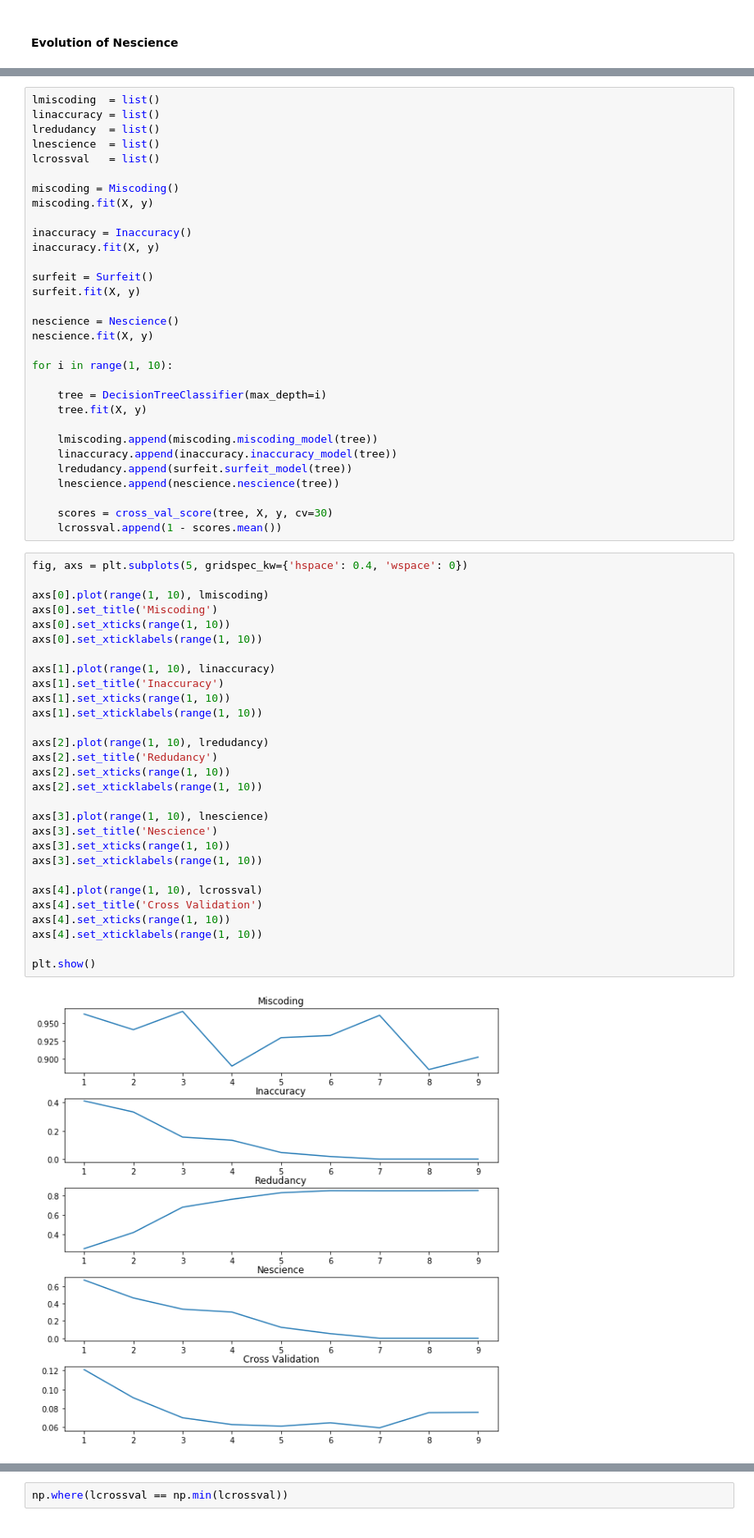
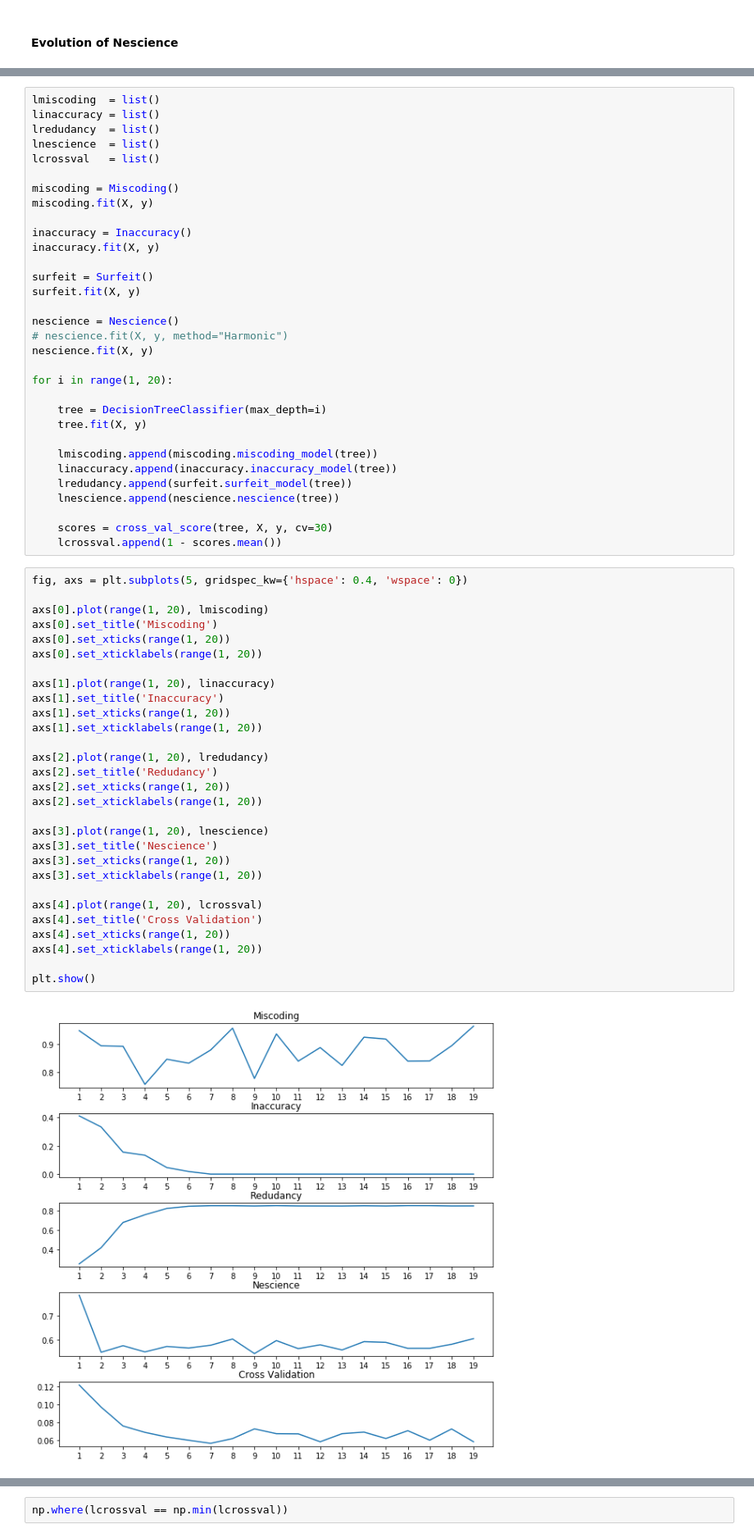
Before and after one commit to rleiva/nescience, a Jupyter notebook: examples/Nescience.ipynb, the cells around one changed output, grey strips where cells are left out. Shown at 82% size. Drawn from its saved outputs; the diff is of its cells as text.

```diff
--- a/examples/Nescience.ipynb
+++ b/examples/Nescience.ipynb
@@ -90,9 +91,10 @@ surfeit = Surfeit()
 surfeit.fit(X, y)
 
 nescience = Nescience()
+# nescience.fit(X, y, method="Harmonic")
 nescience.fit(X, y)
 
-for i in range(1, 10):
+for i in range(1, 20):
 
     tree = DecisionTreeClassifier(max_depth=i)
     tree.fit(X, y)
@@ -107,31 +109,31 @@ for i in range(1, 10):
 # %%
 fig, axs = plt.subplots(5, gridspec_kw={'hspace': 0.4, 'wspace': 0})
 
-axs[0].plot(range(1, 10), lmiscoding)
+axs[0].plot(range(1, 20), lmiscoding)
 axs[0].set_title('Miscoding')
-axs[0].set_xticks(range(1, 10))
-axs[0].set_xticklabels(range(1, 10))
+axs[0].set_xticks(range(1, 20))
+axs[0].set_xticklabels(range(1, 20))
 
-axs[1].plot(range(1, 10), linaccuracy)
+axs[1].plot(range(1, 20), linaccuracy)
 axs[1].set_title('Inaccuracy')
-axs[1].set_xticks(range(1, 10))
-axs[1].set_xticklabels(range(1, 10))
+axs[1].set_xticks(range(1, 20))
+axs[1].set_xticklabels(range(1, 20))
 
-axs[2].plot(range(1, 10), lredudancy)
+axs[2].plot(range(1, 20), lredudancy)
 axs[2].set_title('Redudancy')
-axs[2].set_xticks(range(1, 10))
-axs[2].set_xticklabels(range(1, 10))
+axs[2].set_xticks(range(1, 20))
+axs[2].set_xticklabels(range(1, 20))
 
-axs[3].plot(range(1, 10), lnescience)
+axs[3].plot(range(1, 20), lnescience)
 axs[3].set_title('Nescience')
-axs[3].set_xticks(range(1, 10))
-axs[3].set_xticklabels(range(1, 10))
+axs[3].set_xticks(range(1, 20))
+axs[3].set_xticklabels(range(1, 20))
 
-axs[4].plot(range(1, 10), lcrossval)
+axs[4].plot(range(1, 20), lcrossval)
 axs[4].set_title('Cross Validation')
-axs[4].set_xticks(range(1, 10))
-axs[4].set_xticklabels(range(1, 10))
+axs[4].set_xticks(range(1, 20))
+axs[4].set_xticklabels(range(1, 20))
 
 plt.show()
 # %% [output]
-[figure, old version]
+[figure, new version]
```
Also changed, not shown: parts of 15 cells of this notebook, 7 other files.
